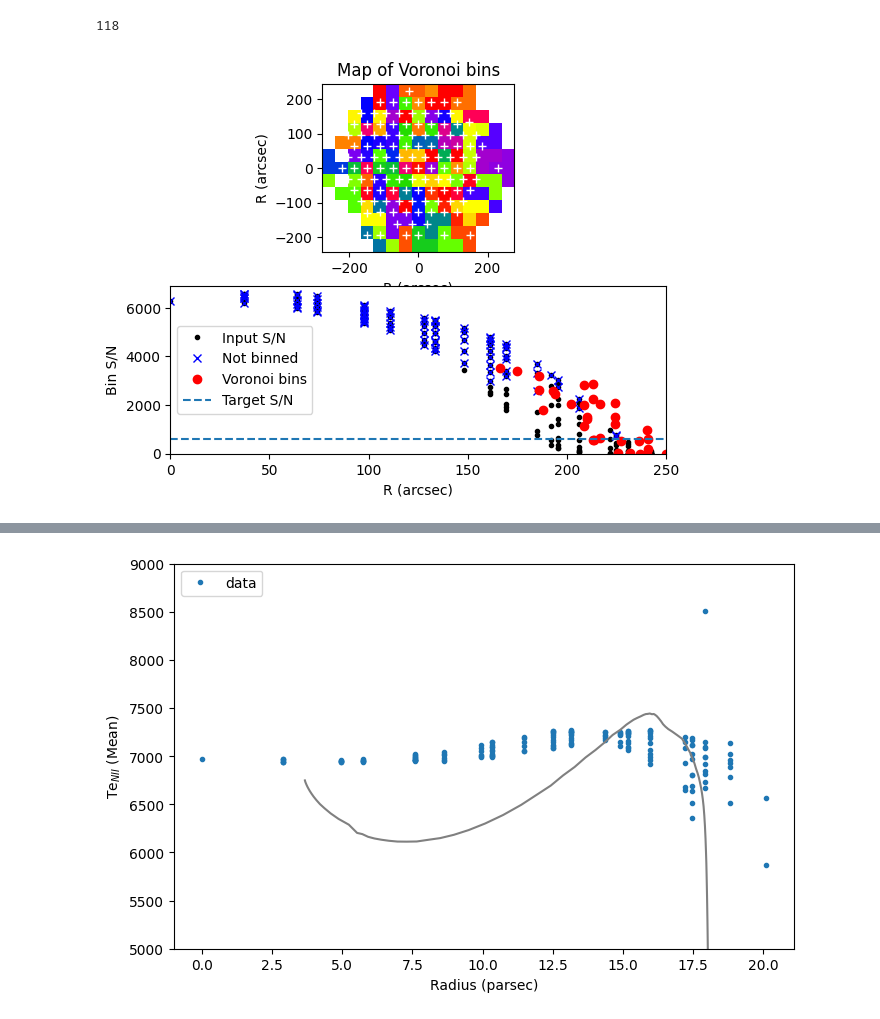
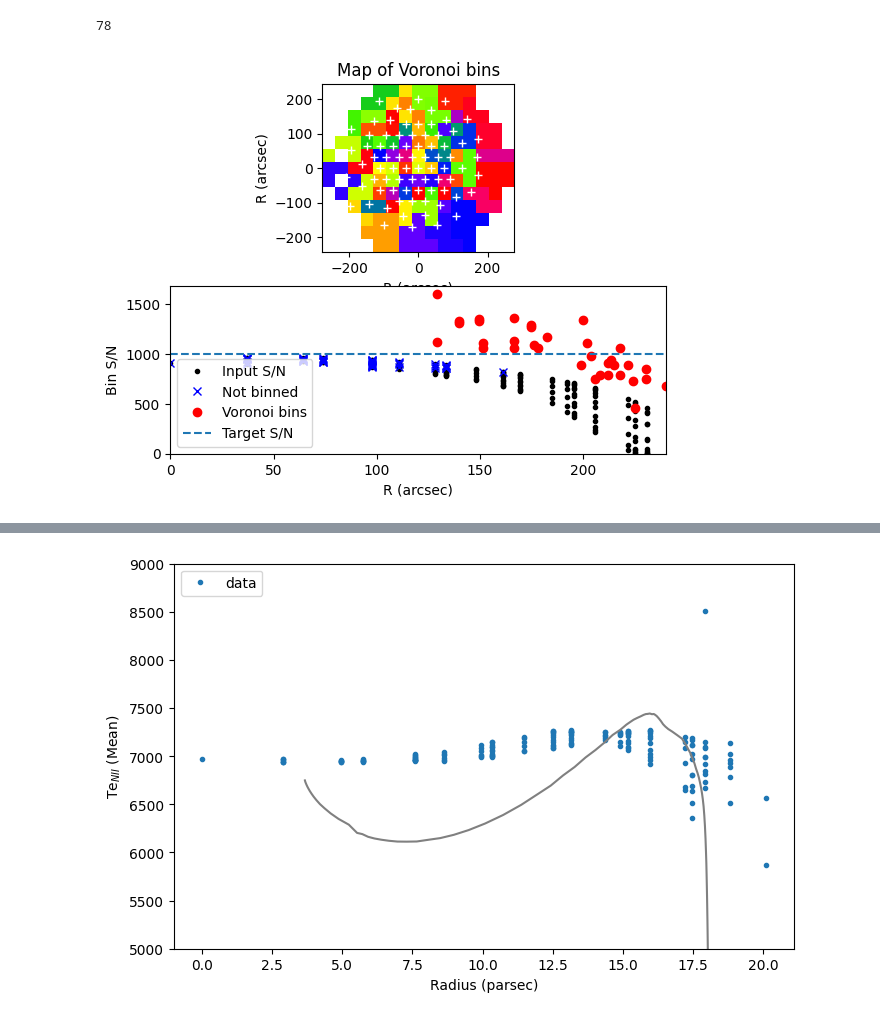
Before and after one commit to Amrita27singh/lvmnebular, a Jupyter notebook: Testing_lvmnebular.ipynb, the cells around one changed output, grey strips where cells are left out. Cells and saved outputs as stored; diff of their text form; code cells hidden in the pictures.

```diff
--- a/Testing_lvmnebular.ipynb
+++ b/Testing_lvmnebular.ipynb
@@ -3,9 +3,9 @@ import lvmnebular
 import numpy as np
 # %%
 u=lvmnebular.simulation()
-u.loadsim('Bubble_v2_5e-14',900) #native simulation
+#u.loadsim('Bubble_v2_5e-14',900) #native simulation
 #u.loadsim('Bubble_v2_5e-14', 900, vorbin=True) #voronoi simulation
-#u.loadsim('Bubble_v2_5e-14', 900, snbin=True) #voronoi simulation
+u.loadsim('Bubble_v2_5e-14', 900, snbin=True) #snbin simulation
 # %% [output]
 Loading simulation: /home/amrita/LVM/lvmnebular/Bubble_v2_5e-14
 
@@ -14,6 +14,6 @@ no.of bins: 169
 # %%
 #native simulation
-u.fitlines(sys_vel=20, lines0= np.array([9069, 7319, 7320, 7330, 7331, 6731, 6717, 6584, 6563, 6548, 6312, 5755, 5007, 4959, 4861, 4363, 4069, 4076, 3970, 3729, 3726]), radbin=False, vorbin=False, rbinmax=260, drbin=15, loadfile=True, plot=False) #native sim
+#u.fitlines(sys_vel=20, lines0= np.array([9069, 7319, 7320, 7330, 7331, 6731, 6717, 6584, 6563, 6548, 6312, 5755, 5007, 4959, 4861, 4363, 4069, 4076, 3970, 3729, 3726]), radbin=False, vorbin=False, rbinmax=260, drbin=15, loadfile=True, plot=False) #native sim
 
 #voronoibin sim
 #u.fitlines(sys_vel=20, lines0= np.array([9069, 7319, 7320, 7330, 7331, 6731, 6717, 6584, 6563, 6548, 6312, 5755, 5007, 4959, 4861, 4363, 4069, 4076, 3970, 3729, 3726]), radbin=False, vorbin=True, rbinmax=260, drbin=15, loadfile=False, plot=False) #voronoi sim
@@ -22,7 +22,7 @@ u.fitlines(sys_vel=20, lines0= np.array([9069, 7319, 7320, 7330, 7331, 6731, 671
 #u.fitlines(sys_vel=20, lines0= np.array([9069, 7319, 7320, 7330, 7331, 6731, 6717, 6584, 6563, 6548, 6312, 5755, 5007, 4959, 4861, 4363, 4069, 4076, 3970, 3729, 3726]), radbin=True, vorbin=False, rbinmax=260, drbin=15, loadfile=False, plot=False) #radbin sim
 
 #snbin sim
-#u.fitlines(sys_vel=20, lines0= np.array([9069, 7319, 7320, 7330, 7331, 6731, 6717, 6584, 6563, 6548, 6312, 5755, 5007, 4959, 4861, 4363, 4069, 4076, 3970, 3729, 3726]), radbin=False, vorbin=False, snbin=True, rbinmax=260, drbin=15, loadfile=False, plot=False) #voronoi sim
+u.fitlines(sys_vel=20, lines0= np.array([9069, 7319, 7320, 7330, 7331, 6731, 6717, 6584, 6563, 6548, 6312, 5755, 5007, 4959, 4861, 4363, 4069, 4076, 3970, 3729, 3726]), radbin=False, vorbin=False, snbin=True, rbinmax=260, drbin=15, loadfile=False, plot=False) #voronoi sim
 # %% [output]
 Fitting Emmission Lines: ['9069' '7319' '7320' '7330' '7331' '6731' '6717' '6584' '6563' '6548'
  '6312' '5755' '5007' '4959' '4861' '4363' '4069' '4076' '3970' '3729'
@@ -33,8 +39,8 @@ linefitfile: Bubble_v2_5e-14/Bubble_v2_5e-14_linefits.fits
 # %%
-u.voronoibin(target_sn=600, lineid='5007') #Caution: run once after fitting lines in native simulation
+u.voronoibin(target_sn=1000, lineid='6563') #Caution: run once after fitting lines in native simulation
 # %% [output]
-118
+78
-[figure, old version]
+[figure, new version]
 # %%
 u.runpyneb(niter=4, pertsim=False)
 # %% [output]
```
Also changed, not shown: parts of 5 cells of this notebook, 1 other file.
